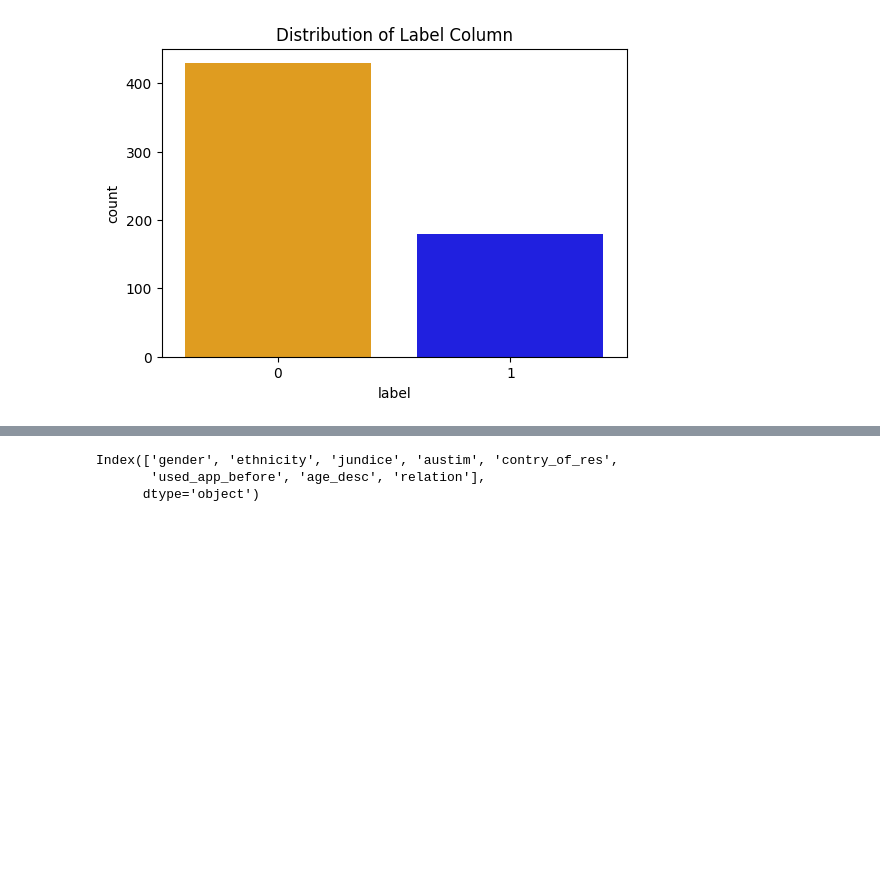
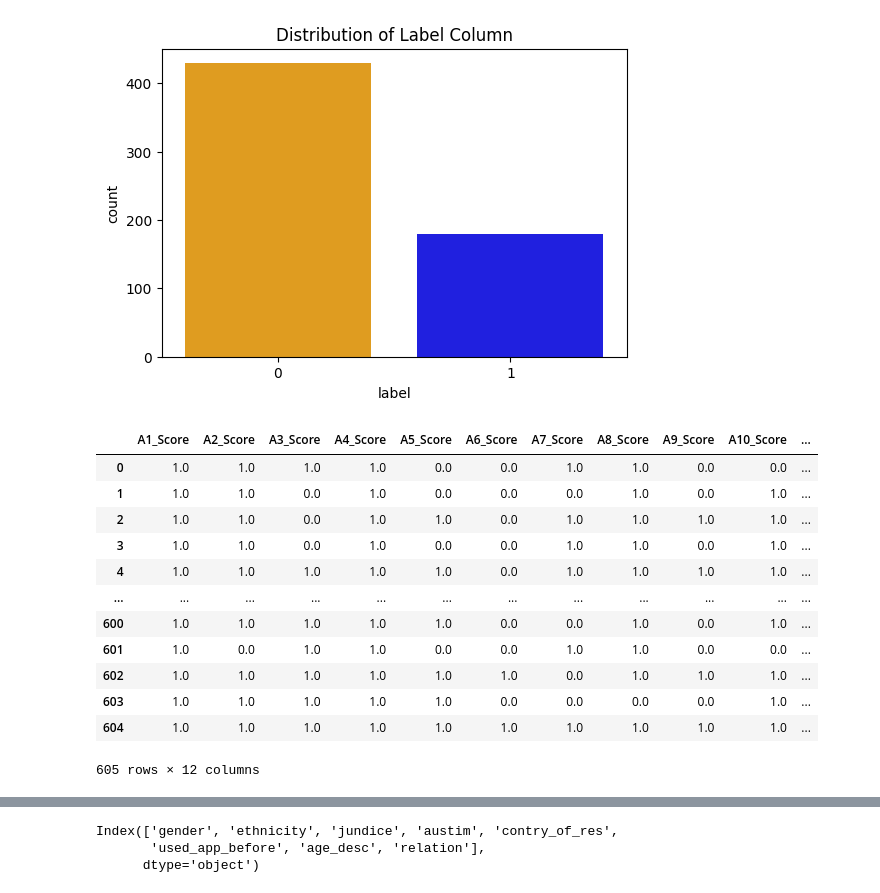
Before and after one commit to konam20513/ASD_classification, a Jupyter notebook: EDA.ipynb, the cells around one changed output, grey strips where cells are left out. Cells and saved outputs as stored; diff of their text form; code cells hidden in the pictures; blank space fills up the shorter version.

```diff
--- a/EDA.ipynb
+++ b/EDA.ipynb
@@ -67,3 +71,19 @@ plt.show()
+# %%
+new_df
+# %% [output]
+|  | A1_Score | A2_Score | A3_Score | A4_Score | A5_Score | A6_Score | A7_Score | A8_Score | A9_Score | A10_Score | ... |
+| 0 | 1.0 | 1.0 | 1.0 | 1.0 | 0.0 | 0.0 | 1.0 | 1.0 | 0.0 | 0.0 | ... |
+| 1 | 1.0 | 1.0 | 0.0 | 1.0 | 0.0 | 0.0 | 0.0 | 1.0 | 0.0 | 1.0 | ... |
+| 2 | 1.0 | 1.0 | 0.0 | 1.0 | 1.0 | 0.0 | 1.0 | 1.0 | 1.0 | 1.0 | ... |
+| 3 | 1.0 | 1.0 | 0.0 | 1.0 | 0.0 | 0.0 | 1.0 | 1.0 | 0.0 | 1.0 | ... |
+| 4 | 1.0 | 1.0 | 1.0 | 1.0 | 1.0 | 0.0 | 1.0 | 1.0 | 1.0 | 1.0 | ... |
+| ... | ... | ... | ... | ... | ... | ... | ... | ... | ... | ... | ... |
+| 600 | 1.0 | 1.0 | 1.0 | 1.0 | 1.0 | 0.0 | 0.0 | 1.0 | 0.0 | 1.0 | ... |
+| 601 | 1.0 | 0.0 | 1.0 | 1.0 | 0.0 | 0.0 | 1.0 | 1.0 | 0.0 | 0.0 | ... |
+| 602 | 1.0 | 1.0 | 1.0 | 1.0 | 1.0 | 1.0 | 0.0 | 1.0 | 1.0 | 1.0 | ... |
+| 603 | 1.0 | 1.0 | 1.0 | 1.0 | 1.0 | 0.0 | 0.0 | 0.0 | 0.0 | 1.0 | ... |
+| 604 | 1.0 | 1.0 | 1.0 | 1.0 | 1.0 | 1.0 | 1.0 | 1.0 | 1.0 | 1.0 | ... |
+605 rows × 12 columns
 # %%
 # Correlation Heatmap for Numerical Features
 plt.figure(figsize=(10, 8))
```
Also changed, not shown: parts of 7 cells of this notebook, 2 other files.
